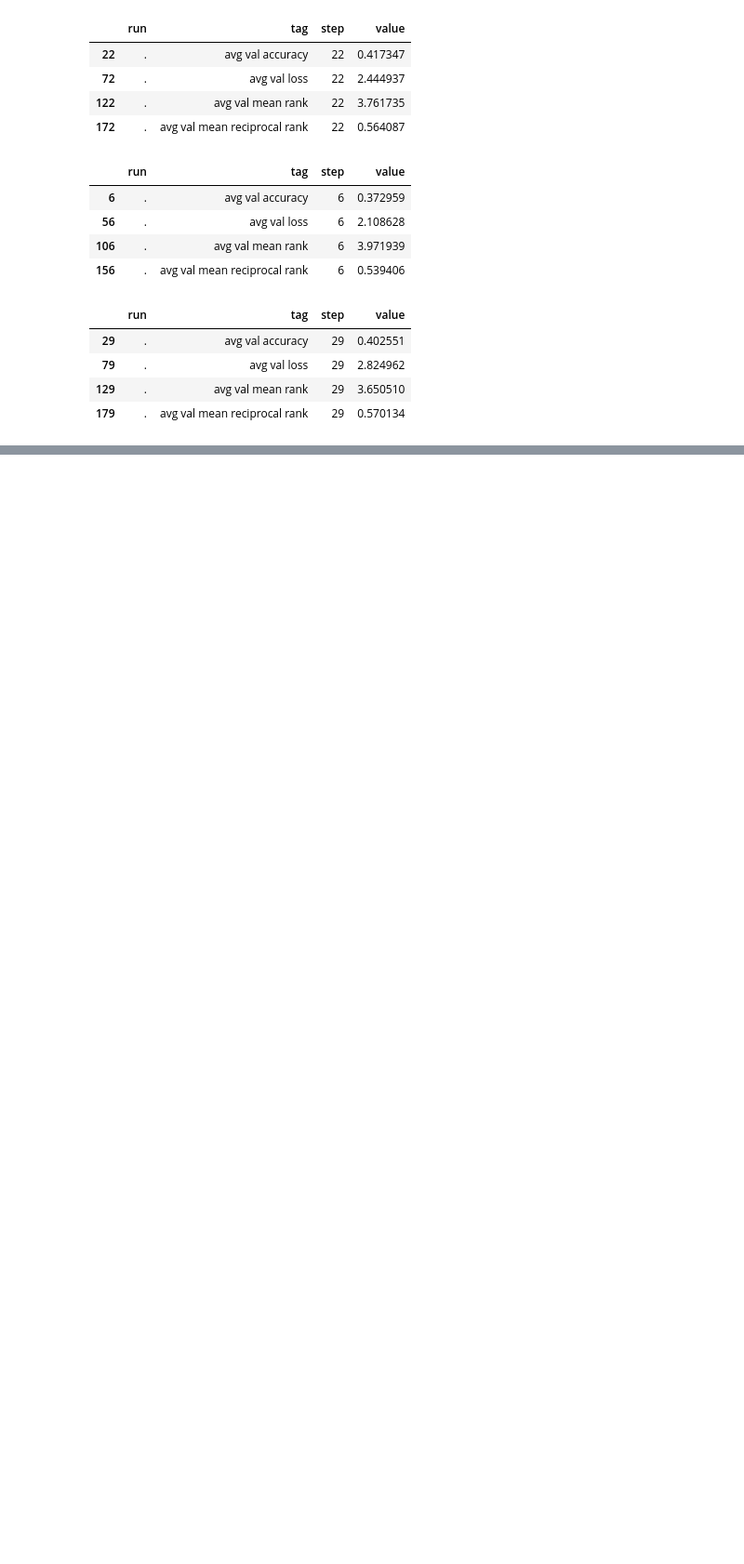
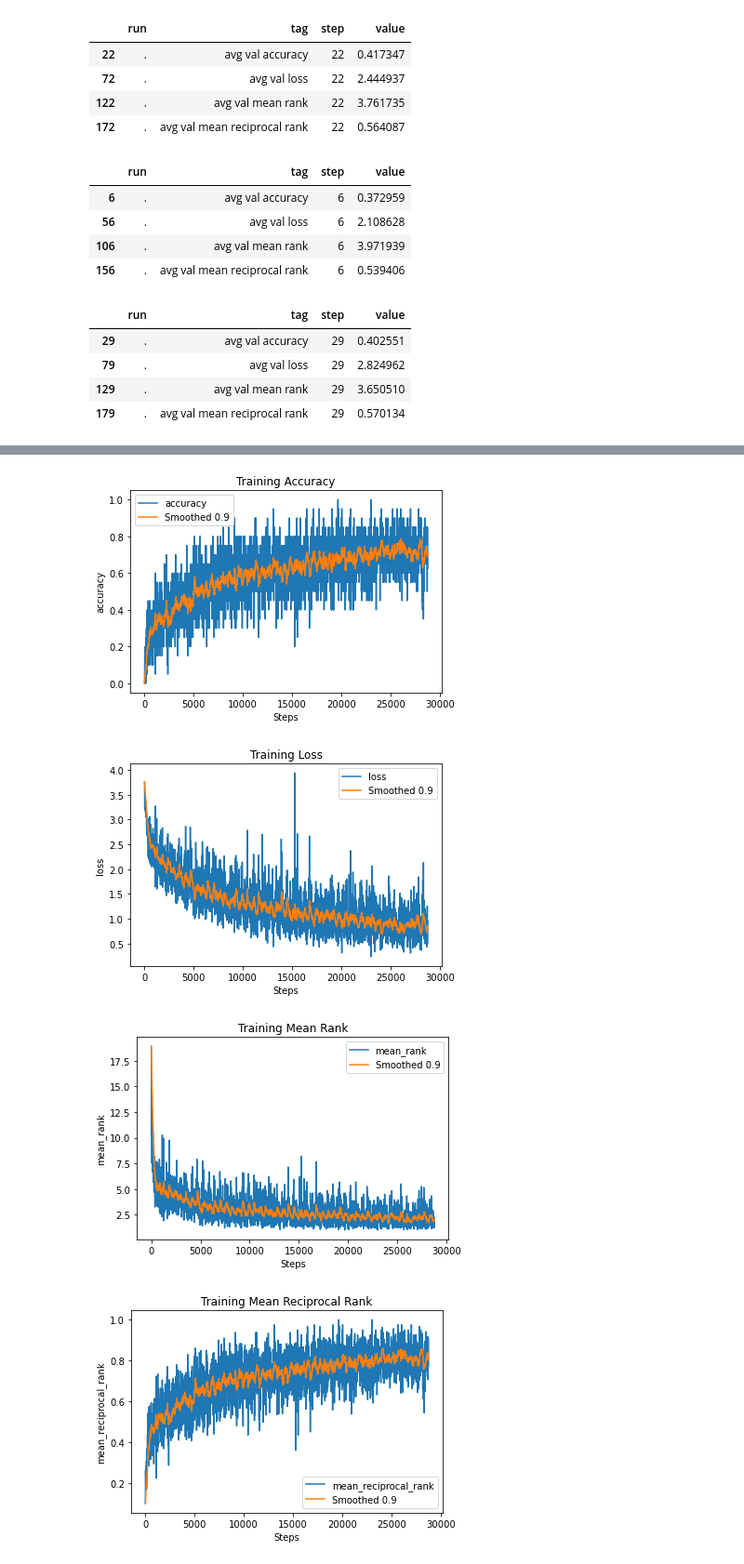
Before and after one commit to YasMME/thesisproj, a Jupyter notebook: TensorboardResultsAnalysis.ipynb, the cells around one changed output, grey strips where cells are left out. Shown at 93% size. Cells and saved outputs as stored; diff of their text form; code cells hidden in the pictures; blank space fills up the shorter version.

```diff
--- a/TensorboardResultsAnalysis.ipynb
+++ b/TensorboardResultsAnalysis.ipynb
@@ -231,0 +233,15 @@ get_minimum_row(category_df, 'avg val mean rank')
+# %%
+la_training_id = "EOUn6zSEQZK4LxEYhGEYUQ"
+la_training_experiment = tb.data.experimental.ExperimentFromDev(la_training_id)
+la_training_df = la_training_experiment.get_scalars()
+# %%
+figure_path = '/home/yasmeen/Desktop/thesisproj/thesis/figure/results/look_around/training'
+generate_metric_plot(la_training_df, 'accuracy', 'Training Accuracy', figure_path, 0.9)
+generate_metric_plot(la_training_df, 'loss', 'Training Loss', figure_path, 0.9)
+generate_metric_plot(la_training_df, 'mean_rank', 'Training Mean Rank', figure_path, 0.9)
+generate_metric_plot(la_training_df, 'mean_reciprocal_rank', 'Training Mean Reciprocal Rank', figure_path, 0.9)
+# %% [output]
+[figure, added]
+[figure, added]
+[figure, added]
+[figure, added]
```
Also changed, not shown: parts of 15 cells of this notebook, 18 other files.
